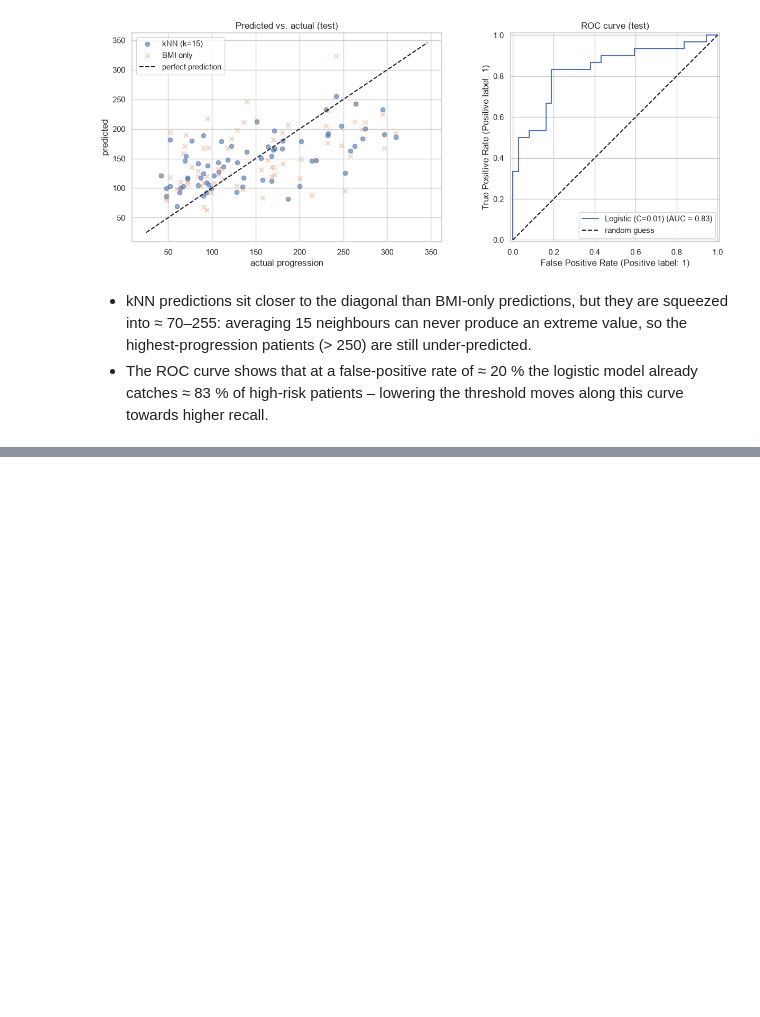
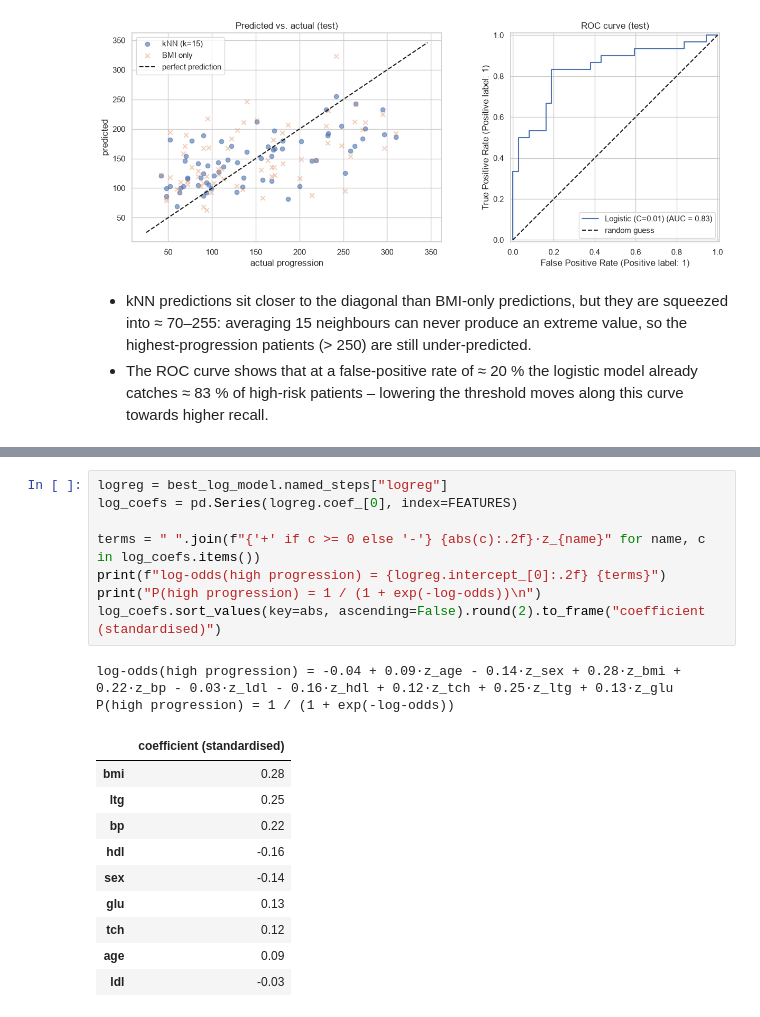
Before and after one commit to Namypark/diabetes-progression-lab2, a Jupyter notebook: lab2_diabetes.ipynb, the cells around one changed output, grey strips where cells are left out. Drawn from its saved outputs; the diff is of its cells as text; blank space fills up the shorter version.

Commit message:
Part 3 step 11: model equations

```diff
--- a/lab2_diabetes.ipynb
+++ b/lab2_diabetes.ipynb
@@ -971,0 +982,21 @@ plt.show()
+# %%
+logreg = best_log_model.named_steps["logreg"]
+log_coefs = pd.Series(logreg.coef_[0], index=FEATURES)
+
+terms = " ".join(f"{'+' if c >= 0 else '-'} {abs(c):.2f}·z_{name}" for name, c in log_coefs.items())
+print(f"log-odds(high progression) = {logreg.intercept_[0]:.2f} {terms}")
+print("P(high progression) = 1 / (1 + exp(-log-odds))\n")
+log_coefs.sort_values(key=abs, ascending=False).round(2).to_frame("coefficient (standardised)")
+# %% [output]
+log-odds(high progression) = -0.04 + 0.09·z_age - 0.14·z_sex + 0.28·z_bmi + 0.22·z_bp - 0.03·z_ldl - 0.16·z_hdl + 0.12·z_tch + 0.25·z_ltg + 0.13·z_glu
+P(high progression) = 1 / (1 + exp(-log-odds))
+|  | coefficient (standardised) |
+| bmi | 0.28 |
+| ltg | 0.25 |
+| bp | 0.22 |
+| hdl | -0.16 |
+| sex | -0.14 |
+| glu | 0.13 |
+| tch | 0.12 |
+| age | 0.09 |
+| ldl | -0.03 |
```
Also changed, not shown: parts of 2 cells of this notebook.
